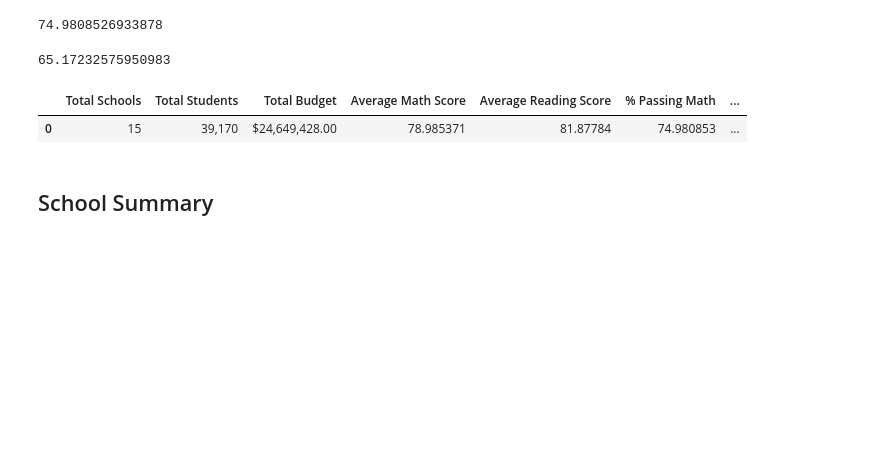
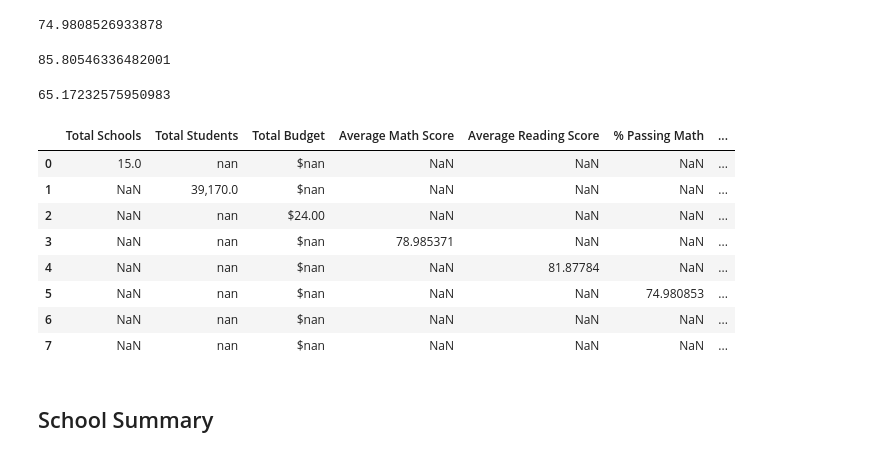
Before and after one commit to dragatuso/pandas-challenge, a Jupyter notebook: PyCitySchools/PyCitySchools_starter.ipynb, the cells around one changed output. Saved outputs shown, nothing was run; the diff lists cells and outputs as text; code cells hidden in the pictures; blank space fills up the shorter version.

```diff
--- a/PyCitySchools/PyCitySchools_starter.ipynb
+++ b/PyCitySchools/PyCitySchools_starter.ipynb
@@ -49,13 +49,13 @@ total_budget
 24649428
 # %%
 # Calculate the average (mean) math score
-average_math_score =
+average_math_score = school_data_complete['math_score'].mean()
 average_math_score
 # %% [output]
 78.98537145774827
 # %%
 # Calculate the average (mean) reading score
-average_reading_score =
+average_reading_score = school_data_complete['reading_score'].mean()
 average_reading_score
 # %% [output]
 81.87784018381414
@@ -68,30 +68,41 @@ passing_math_percentage
 74.9808526933878
 # %%
 # Calculate the percentage of students who passed reading (hint: look at how the math percentage was calculated)
-passing_reading_count =
-passing_reading_percentage =
+passing_reading_count = school_data_complete[(school_data_complete['reading_score'] >= 70)].count()['student_name']
+passing_reading_percentage = passing_reading_count / float(student_count) * 100
+passing_reading_percentage
+# %% [output]
+85.80546336482001
 # %%
 # Use the following to calculate the percentage of students that passed math and reading
-passing_math_reading_count = school_data_complete[
-    (school_data_complete["math_score"] >= 70) & (school_data_complete["reading_score"] >= 70)
-].count()["student_name"]
+passing_math_reading_count = school_data_complete[(school_data_complete["math_score"] >= 70) & (school_data_complete["reading_score"] >= 70)].count()["student_name"]
 overall_passing_rate = passing_math_reading_count /  float(student_count) * 100
 overall_passing_rate
 # %% [output]
 65.17232575950983
 # %%
 # Create a high-level snapshot of the district's key metrics in a DataFrame
-district_summary =
+district_summary = pd.DataFrame([{'Total Schools':school_count},{'Total Students':student_count},{'Total Budget':24},{'Average Math Score':average_math_score},{'Average Reading Score':average_reading_score},
+                                 {'% Passing Math':passing_math_percentage},{'% Passing Reading':passing_reading_percentage},{'% Overall Passing':overall_passing_rate}])
+
+
 
 # Formatting
 district_summary["Total Students"] = district_summary["Total Students"].map("{:,}".format)
 district_summary["Total Budget"] = district_summary["Total Budget"].map("${:,.2f}".format)
 
 # Display the DataFrame
 district_summary
 # %% [output]
 |  | Total Schools | Total Students | Total Budget | Average Math Score | Average Reading Score | % Passing Math | ... |
-| 0 | 15 | 39,170 | $24,649,428.00 | 78.985371 | 81.87784 | 74.980853 | ... |
+| 0 | 15.0 | nan | $nan | NaN | NaN | NaN | ... |
+| 1 | NaN | 39,170.0 | $nan | NaN | NaN | NaN | ... |
+| 2 | NaN | nan | $24.00 | NaN | NaN | NaN | ... |
+| 3 | NaN | nan | $nan | 78.985371 | NaN | NaN | ... |
+| 4 | NaN | nan | $nan | NaN | 81.87784 | NaN | ... |
+| 5 | NaN | nan | $nan | NaN | NaN | 74.980853 | ... |
+| 6 | NaN | nan | $nan | NaN | NaN | NaN | ... |
+| 7 | NaN | nan | $nan | NaN | NaN | NaN | ... |
 # %% [markdown]
 ## School Summary
 # %%
```
Also changed, not shown: parts of 12 cells of this notebook.
